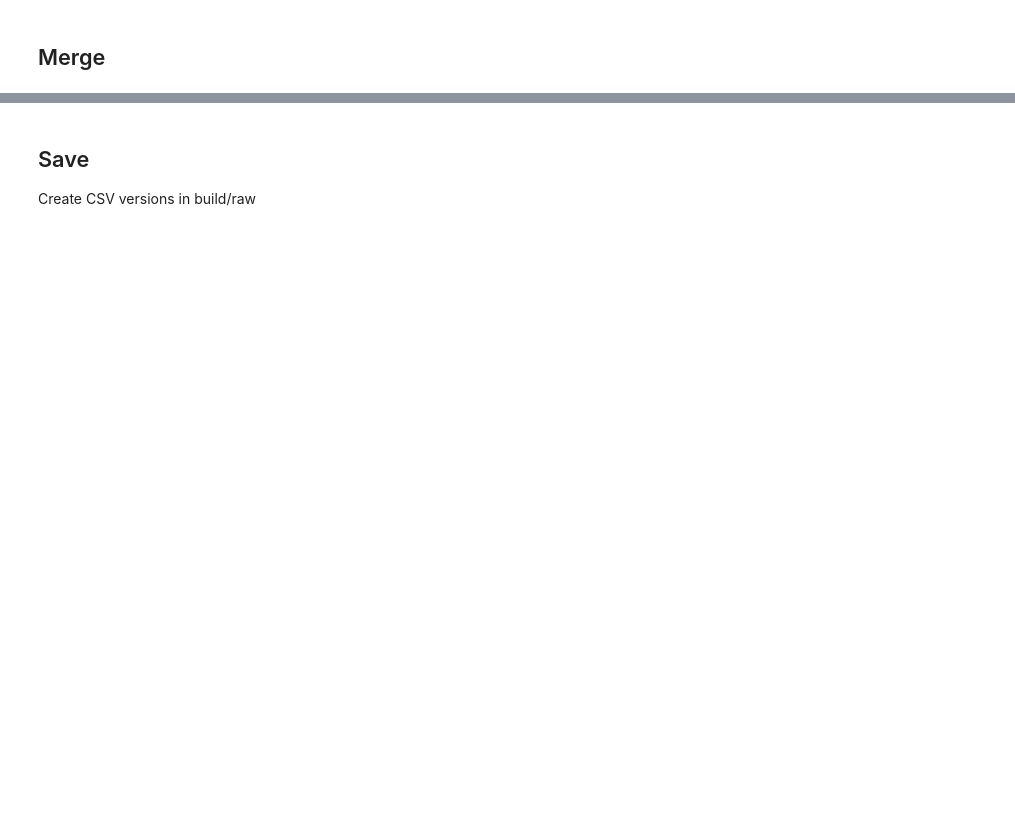
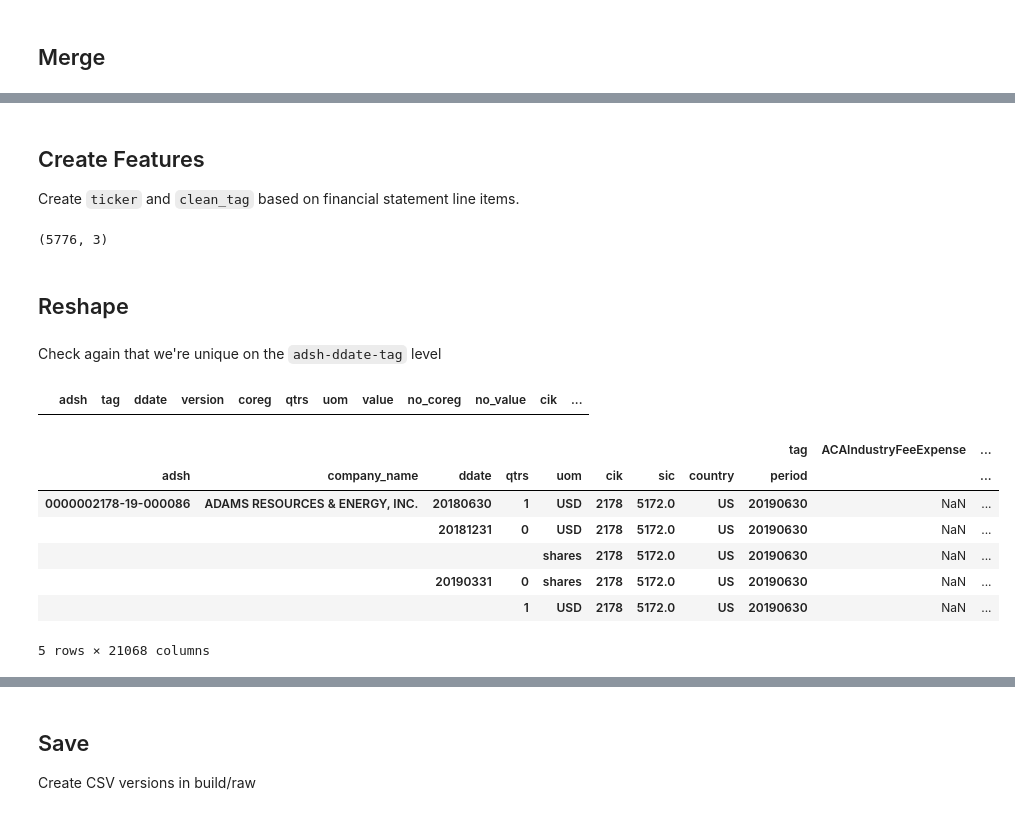
Before and after one commit to mixerupper/1001-term-project, a Jupyter notebook: code/02-build/01-clean-sec-data.ipynb, the cells around one changed output, grey strips where cells are left out. Cells and saved outputs as stored; diff of their text form; code cells hidden in the pictures; blank space fills up the shorter version.

```diff
--- a/code/02-build/01-clean-sec-data.ipynb
+++ b/code/02-build/01-clean-sec-data.ipynb
@@ -94,0 +99,10 @@ sub_data.head()
+# %%
+# Get rid of coregister/parent company
+# Keep only the balance sheet and single quarter flows
+
+num_data = raw_num_data\
+    .drop('footnote', axis = 'columns')\
+    .assign(no_coreg = pd.isna(raw_num_data['coreg']))\
+    .assign(no_value = pd.isna(raw_num_data['value']))\
+    .assign(ddate = pd.to_datetime(raw_num_data['ddate'], format='%Y%m%d', errors = 'coerce'))\
+    .query("(no_coreg == True) & (no_value == False) & (qtrs in (0,1))")
@@ -94,0 +146,2 @@ sub_data.head()
+# %%
+num_data = num_data.query("tag not in @duplicate_causing_tags")
@@ -98,0 +168,27 @@ sec_data = pd.merge(num_data, pre_data)
+# %%
+sec_data = num_data.merge(pre_data, on = ['adsh', 'tag', 'version'])\
+    .merge(sub_data, on = ['adsh'])\
+    .merge(tag_data, on = ['tag', 'version'])
+# %% [markdown]
+## Create Features <a name="CreateFeatures"></a>
+Create `ticker` and `clean_tag` based on financial statement line items.
+# %%
+sec_data[['cik','company_name','instance']].drop_duplicates().shape
+# %% [output]
+(5776, 3)
+# %% [markdown]
+## Reshape <a name="Reshape"></a>
+# %% [markdown]
+Check again that we're unique on the `adsh-ddate-tag` level
+# %%
+sec_data.groupby(['adsh', 'tag', 'ddate'], as_index = False)\
+    .count()\
+    .sort_values('value', ascending = False)\
+    .query("value > 1")
+# %% [output]
+|  | adsh | tag | ddate | version | coreg | qtrs | uom | value | no_coreg | no_value | cik | ... |
+# %%
+sec_data_wide = sec_data.pivot_table(values = 'value',
+                                     index = ['adsh', 'company_name', 'ddate', 'qtrs',
+                                                        'uom', 'cik', 'sic', 'country', 'period'],
+                                    columns = 'tag')
@@ -98,0 +197,11 @@ sec_data = pd.merge(num_data, pre_data)
+# %%
+sec_data_wide.head()
+# %% [output]
+|  |  |  |  |  |  |  |  | tag | ACAIndustryFeeExpense | ... |
+| adsh | company_name | ddate | qtrs | uom | cik | sic | country | period |  | ... |
+| 0000002178-19-000086 | ADAMS RESOURCES & ENERGY, INC. | 20180630 | 1 | USD | 2178 | 5172.0 | US | 20190630 | NaN | ... |
+|  |  | 20181231 | 0 | USD | 2178 | 5172.0 | US | 20190630 | NaN | ... |
+|  |  |  |  | shares | 2178 | 5172.0 | US | 20190630 | NaN | ... |
+|  |  | 20190331 | 0 | shares | 2178 | 5172.0 | US | 20190630 | NaN | ... |
+|  |  |  | 1 | USD | 2178 | 5172.0 | US | 20190630 | NaN | ... |
+5 rows × 21068 columns
```
Also changed, not shown: parts of 29 cells of this notebook.
